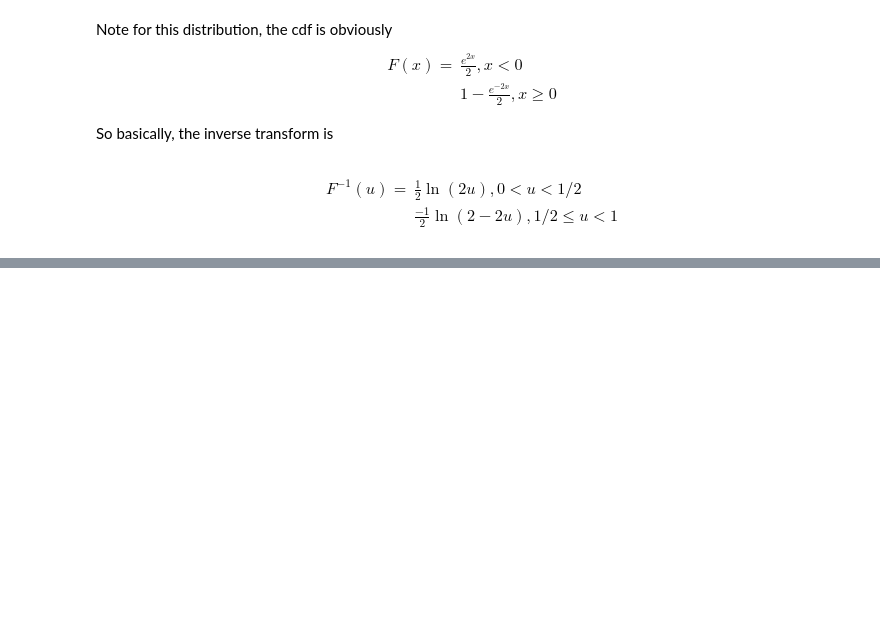
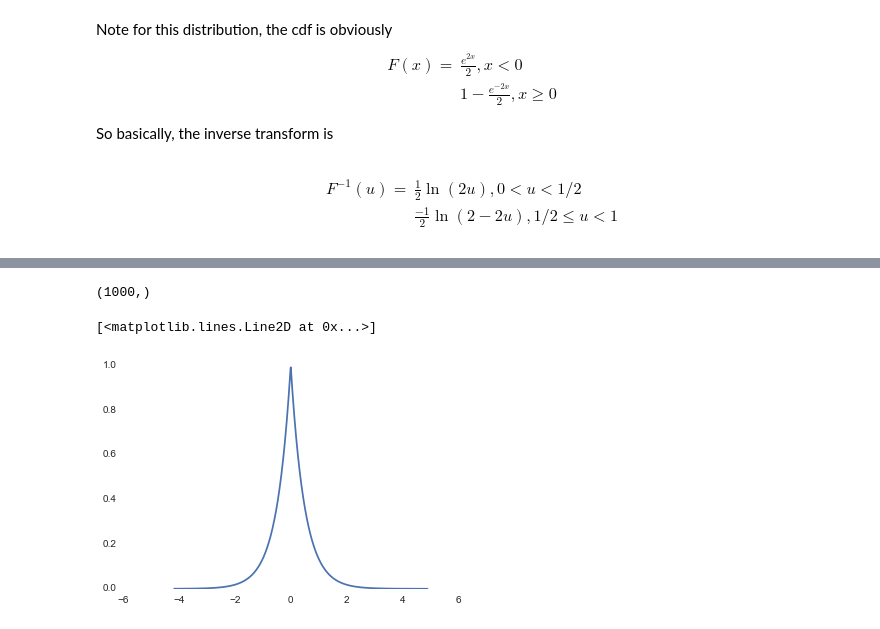
Before and after one commit to nayyarv/BayesInference, a Jupyter notebook: Lab2.ipynb, the cells around one changed output, grey strips where cells are left out. Cells and saved outputs as stored; diff of their text form; code cells hidden in the pictures; blank space fills up the shorter version.

```diff
--- a/Lab2.ipynb
+++ b/Lab2.ipynb
@@ -71,0 +67,15 @@ ValueError: The truth value of an array with more than one element is ambiguous.
+# %%
+def expdf(x):
+    y = np.zeros(x.shape)
+
+    y[x<0] = np.exp(2*x[x<0])
+    y[x>0] = np.exp(-2*x[x>0])
+    print y.shape
+    return y
+
+y = expdf(xp)
+plt.plot(xp,y)
+# %% [output]
+(1000,)
+[<matplotlib.lines.Line2D at 0x...>]
+[figure, added]
```
Also changed, not shown: parts of 4 cells of this notebook, 1 other file.
